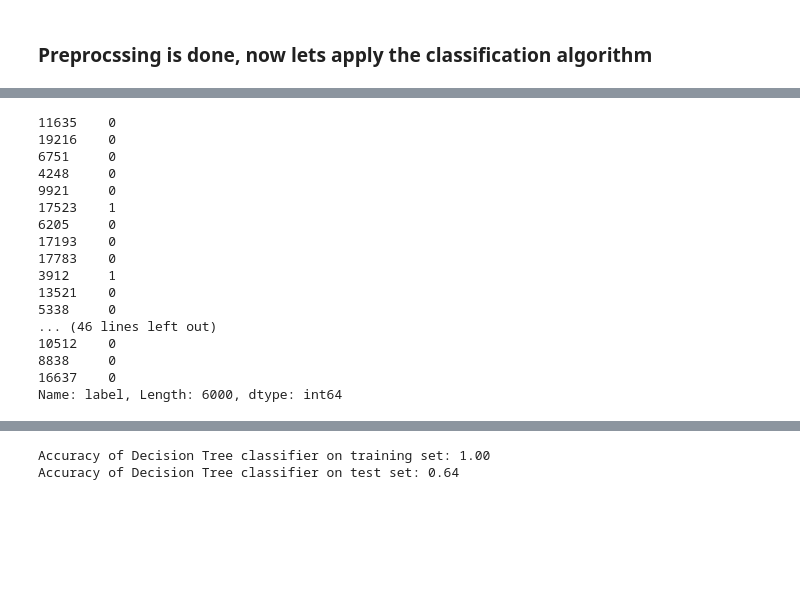
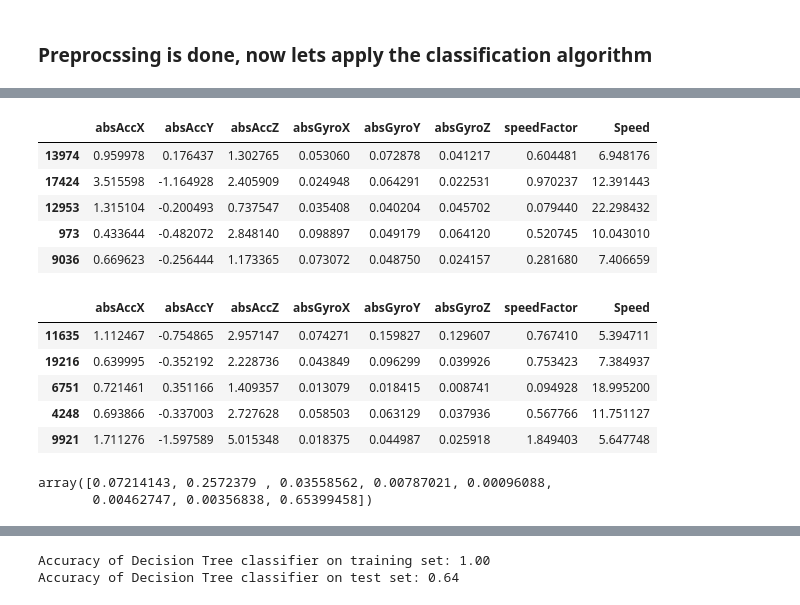
Before and after one commit to pvali/safe_driving, a Jupyter notebook: Safety.ipynb, the cells around one changed output, grey strips where cells are left out. Cells and saved outputs as stored; diff of their text form; code cells hidden in the pictures; blank space fills up the shorter version.

```diff
--- a/Safety.ipynb
+++ b/Safety.ipynb
@@ -163,22 +169,20 @@ featuresCol
 # %%
  X_train, X_test, y_train, y_test = train_test_split(withLabelDf[featuresCol],withLabelDf['label'],test_size=0.3, random_state=8912)
-# %%
-y_test
-# %% [output]
-11635    0
-19216    0
-6751     0
-4248     0
-9921     0
-17523    1
-6205     0
-17193    0
-17783    0
-3912     1
-13521    0
-5338     0
-... (46 lines left out)
-10512    0
-8838     0
-16637    0
-Name: label, Length: 6000, dtype: int64
+# %%
+X_train.head()
+# %% [output]
+|  | absAccX | absAccY | absAccZ | absGyroX | absGyroY | absGyroZ | speedFactor | Speed |
+| 13974 | 0.959978 | 0.176437 | 1.302765 | 0.053060 | 0.072878 | 0.041217 | 0.604481 | 6.948176 |
+| 17424 | 3.515598 | -1.164928 | 2.405909 | 0.024948 | 0.064291 | 0.022531 | 0.970237 | 12.391443 |
+| 12953 | 1.315104 | -0.200493 | 0.737547 | 0.035408 | 0.040204 | 0.045702 | 0.079440 | 22.298432 |
+| 973 | 0.433644 | -0.482072 | 2.848140 | 0.098897 | 0.049179 | 0.064120 | 0.520745 | 10.043010 |
+| 9036 | 0.669623 | -0.256444 | 1.173365 | 0.073072 | 0.048750 | 0.024157 | 0.281680 | 7.406659 |
+# %%
+X_test.head()
+# %% [output]
+|  | absAccX | absAccY | absAccZ | absGyroX | absGyroY | absGyroZ | speedFactor | Speed |
+| 11635 | 1.112467 | -0.754865 | 2.957147 | 0.074271 | 0.159827 | 0.129607 | 0.767410 | 5.394711 |
+| 19216 | 0.639995 | -0.352192 | 2.228736 | 0.043849 | 0.096299 | 0.039926 | 0.753423 | 7.384937 |
+| 6751 | 0.721461 | 0.351166 | 1.409357 | 0.013079 | 0.018415 | 0.008741 | 0.094928 | 18.995200 |
+| 4248 | 0.693866 | -0.337003 | 2.727628 | 0.058503 | 0.063129 | 0.037936 | 0.567766 | 11.751127 |
+| 9921 | 1.711276 | -1.597589 | 5.015348 | 0.018375 | 0.044987 | 0.025918 | 1.849403 | 5.647748 |
@@ -185,3 +194,8 @@ Name: label, Length: 6000, dtype: int64
+# %%
+X_test[2]
+# %% [output]
+array([0.07214143, 0.2572379 , 0.03558562, 0.00787021, 0.00096088,
+       0.00462747, 0.00356838, 0.65399458])
 # %%
 gnb= GaussianNB()
 # %%
```
Also changed, not shown: parts of 23 cells of this notebook.
